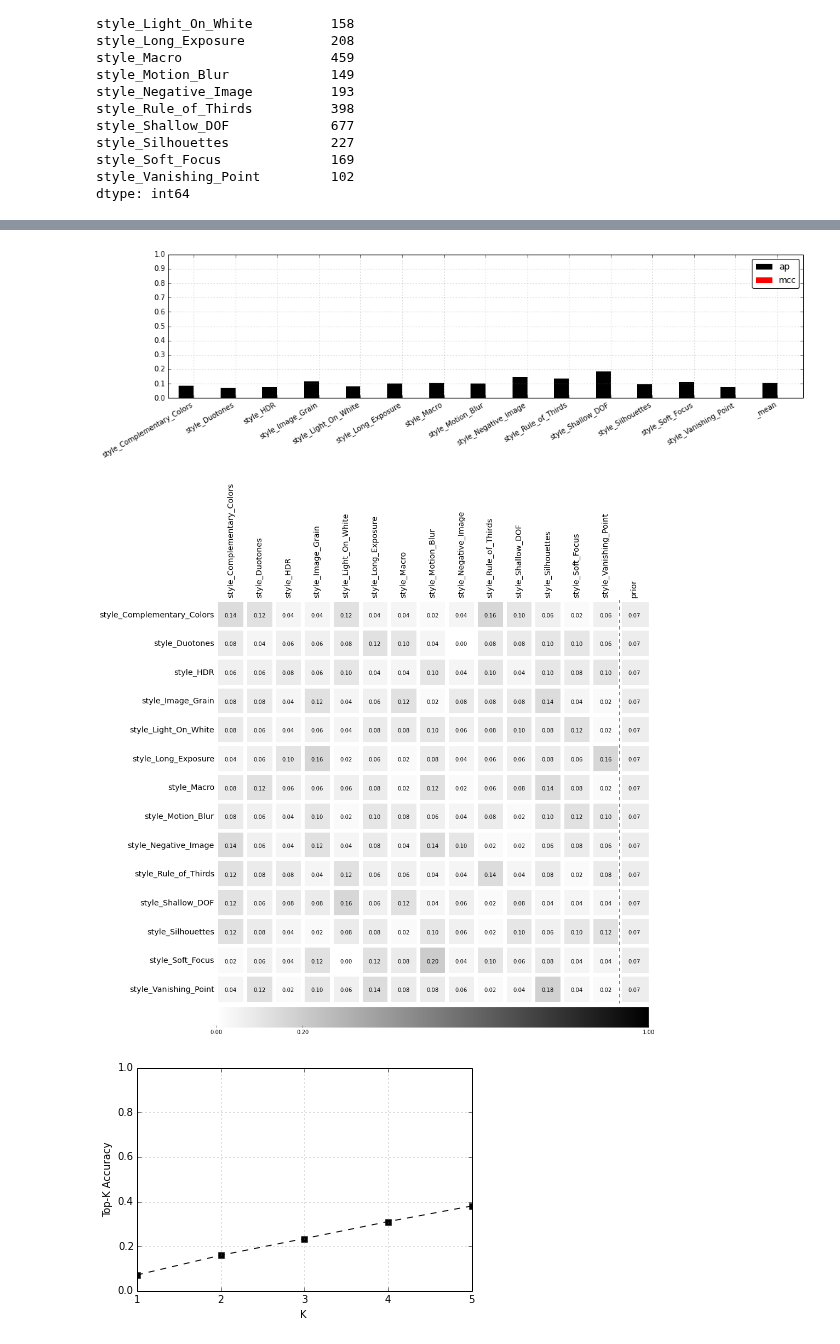
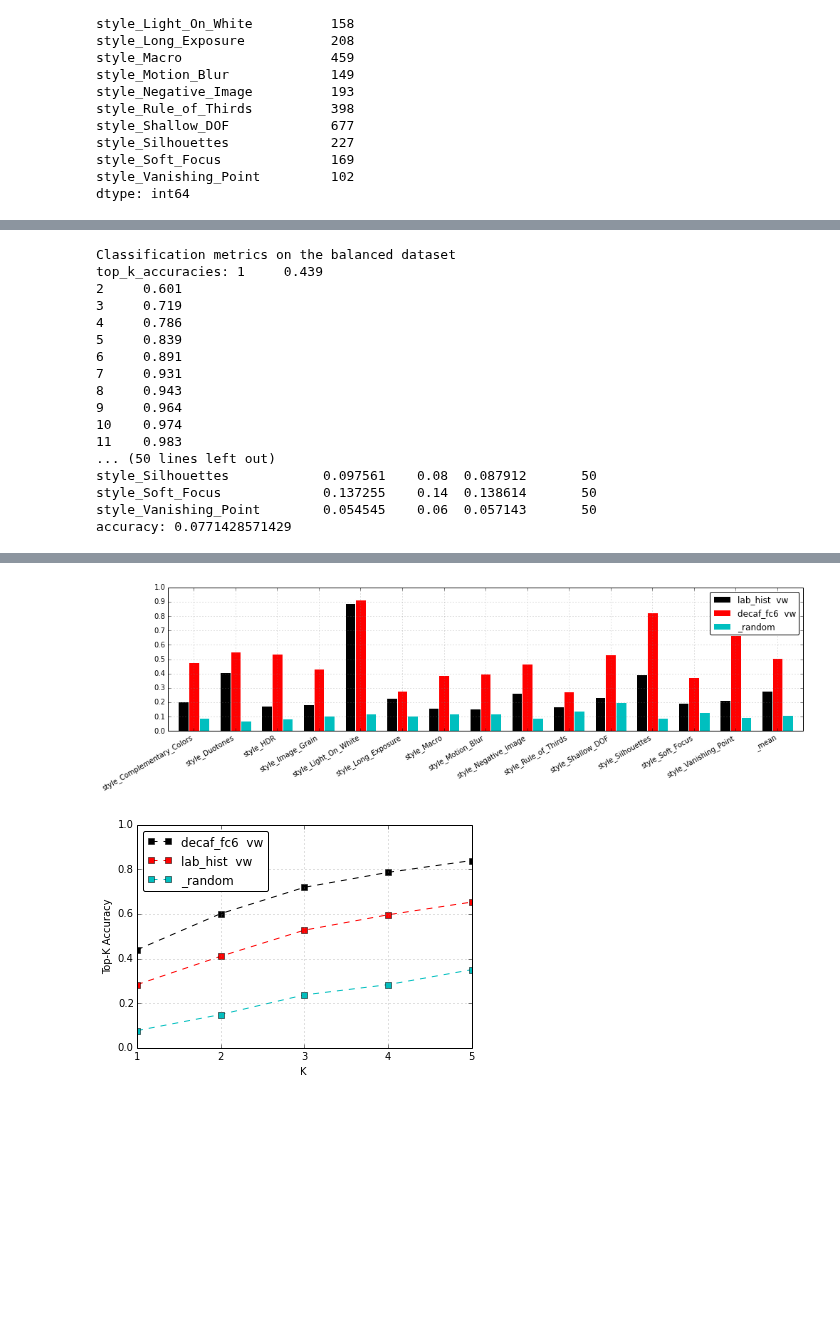
Before and after one commit to sergeyk/vislab, a Jupyter notebook: notebooks/ava style results.ipynb, the cells around one changed output, grey strips where cells are left out. Drawn from its saved outputs; the diff is of its cells as text; code cells hidden in the pictures; blank space fills up the shorter version.

Commit message:
plotting feature comparisons in multi class metrics, including to AVA

```diff
--- a/notebooks/ava style results.ipynb
+++ b/notebooks/ava style results.ipynb
@@ -32,6 +11,6 @@ dtypes: object(14)
 # %%
 results_df, preds_panel = aphrodite.results.load_pred_results(
-    'ava_style_oct21', '/Users/sergeyk/work/aphrodite/data/results2', force=True)
+    'ava_style_oct21', '/Users/sergeyk/work/aphrodite/data/results2', force=False)
 preds_panel
 # %% [output]
 Results in collection ava_style_oct21: 14
@@ -133,6 +58,6 @@ plt.scatter(rdf.join(s)['ap'], rdf.join(s)['count'])
 # %%
-mc_metrics = vislab.results.multiclass_metrics(
-    preds_panel, label_df, pred_prefix, features=['lab_hist  vw'],
+mc_metrics = vislab.results.multiclass_metrics_feat_comparison(
+    preds_panel, label_df, pred_prefix, features=['lab_hist  vw', 'decaf_fc6  vw', '_random'],
     balanced=True,
     with_plot=True, with_print=True)
 # %% [output]
@@ -155,0 +81,17 @@ accuracy: 0.0714285714286
+Classification metrics on the balanced dataset
+top_k_accuracies: 1     0.439
+2     0.601
+3     0.719
+4     0.786
+5     0.839
+6     0.891
+7     0.931
+8     0.943
+9     0.964
+10    0.974
+11    0.983
+... (50 lines left out)
+style_Silhouettes            0.097561    0.08  0.087912       50
+style_Soft_Focus             0.137255    0.14  0.138614       50
+style_Vanishing_Point        0.054545    0.06  0.057143       50
+accuracy: 0.0771428571429
@@ -165,3 +107,2 @@ accuracy: 0.0714285714286
-[figure, old version]
+[figure, new version]
-[figure, old version]
+[figure, new version]
-[figure, removed]
```
Also changed, not shown: parts of 14 cells of this notebook, 3 other files.
